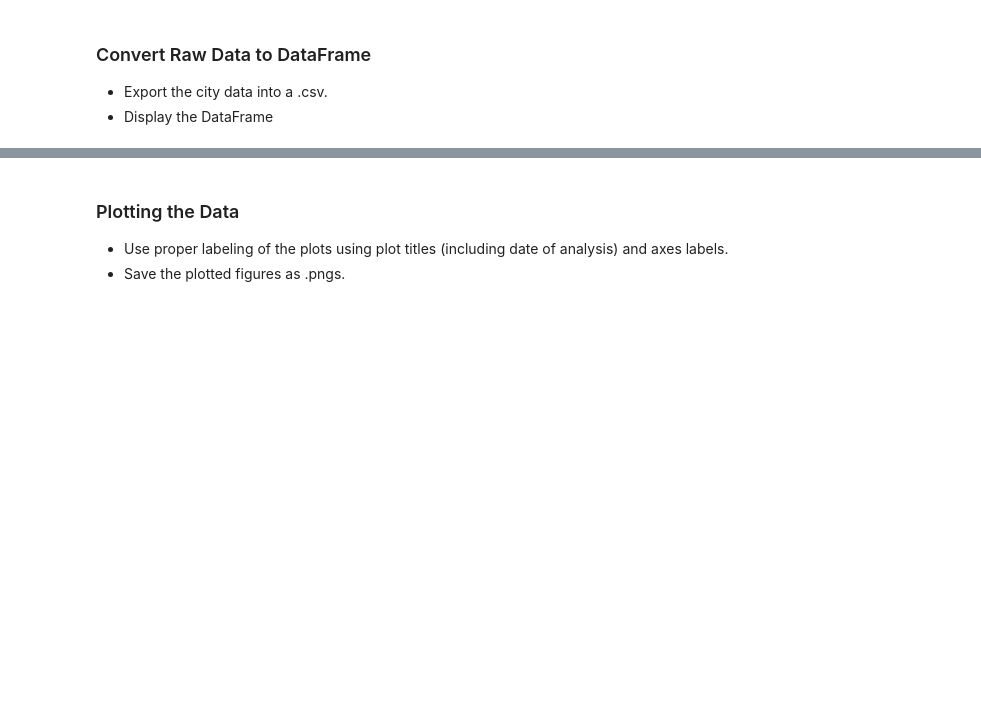
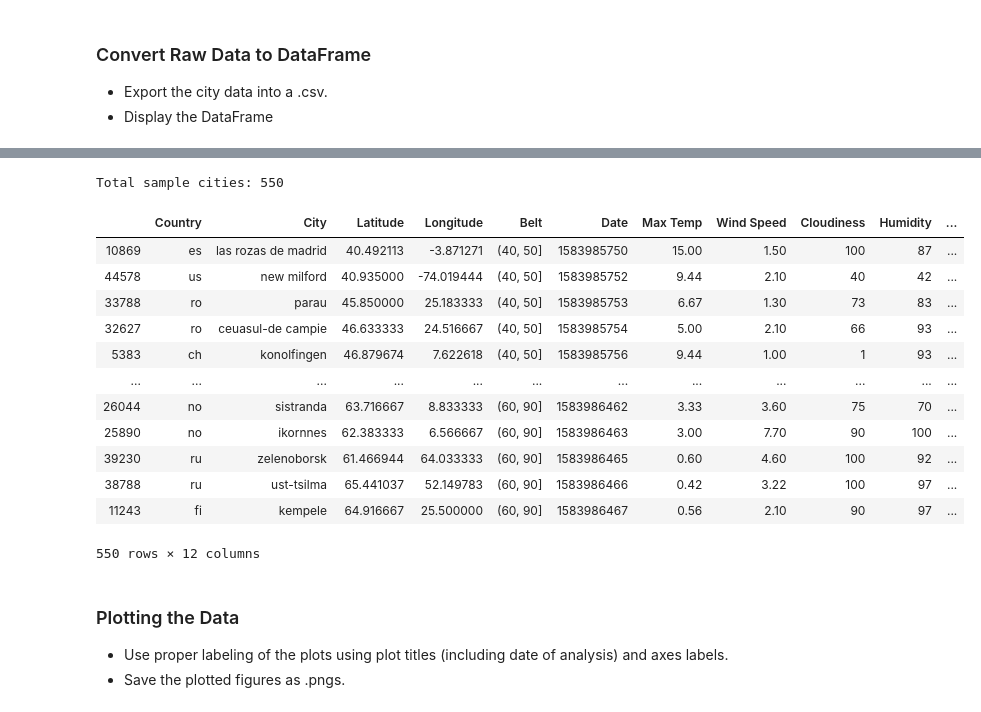
Before and after one commit to bsmirnov12/Python-API-challenge, a Jupyter notebook: WeatherPy/WeatherPy.ipynb, the cells around one changed output, grey strips where cells are left out. Drawn from its saved outputs; the diff is of its cells as text; code cells hidden in the pictures; blank space fills up the shorter version.

```diff
--- a/WeatherPy/WeatherPy.ipynb
+++ b/WeatherPy/WeatherPy.ipynb
@@ -78,0 +30,17 @@ Data Retrieval Complete
+# %%
+# I'm not going to generate random coordinates and search for the nearest city.
+# 71% of Earth's surface is covered by oceans. Theoretically, 71% of uniformely distributed random coordinates would
+# be in the World Ocean, thus the nearest cities to that coordinates would be on the coast line, which definitely affects
+# further analysis.
+# I'm going to use worldcities.csv that came with citipy module and (almost) randomly pick cities from there.
+# For that purpose, the first thing to do is to check cities distribution by parallels
+
+cities_df = pd.read_csv(input_data_file)
+
+# P.S.
+# City name is a bad key: there are cities with the same name even in a single country
+# More then 4000 cities have namesakes, that is significant 10% of the dataset
+# Coordinates are better, especially when OpenWeather API allows query by coordinates, not only by (city,country)
+
+# Total cities   Total unique city names by country                      Total unique city names worldwide
+(len(cities_df), len(cities_df.groupby(by=['Country', 'City']).count()), len(cities_df['City'].unique()))
@@ -78,0 +49,5 @@ Data Retrieval Complete
+# %%
+# How cities are distributed by latitude?
+latitude_bins = [lat for lat in range(-90, 100, 10)]
+cities_df['Belt'] = pd.cut(cities_df['Latitude'], latitude_bins)
+cities_df['Belt'].value_counts(sort=False)
@@ -103,3 +199,21 @@ dtype: int64
+# %%
+print(f"Total sample cities: {len(sample_cities_df)}")
+sample_cities_df
+# %% [output]
+Total sample cities: 550
+|  | Country | City | Latitude | Longitude | Belt | Date | Max Temp | Wind Speed | Cloudiness | Humidity | ... |
+| 10869 | es | las rozas de madrid | 40.492113 | -3.871271 | (40, 50] | 1583985750 | 15.00 | 1.50 | 100 | 87 | ... |
+| 44578 | us | new milford | 40.935000 | -74.019444 | (40, 50] | 1583985752 | 9.44 | 2.10 | 40 | 42 | ... |
+| 33788 | ro | parau | 45.850000 | 25.183333 | (40, 50] | 1583985753 | 6.67 | 1.30 | 73 | 83 | ... |
+| 32627 | ro | ceuasul-de campie | 46.633333 | 24.516667 | (40, 50] | 1583985754 | 5.00 | 2.10 | 66 | 93 | ... |
+| 5383 | ch | konolfingen | 46.879674 | 7.622618 | (40, 50] | 1583985756 | 9.44 | 1.00 | 1 | 93 | ... |
+| ... | ... | ... | ... | ... | ... | ... | ... | ... | ... | ... | ... |
+| 26044 | no | sistranda | 63.716667 | 8.833333 | (60, 90] | 1583986462 | 3.33 | 3.60 | 75 | 70 | ... |
+| 25890 | no | ikornnes | 62.383333 | 6.566667 | (60, 90] | 1583986463 | 3.00 | 7.70 | 90 | 100 | ... |
+| 39230 | ru | zelenoborsk | 61.466944 | 64.033333 | (60, 90] | 1583986465 | 0.60 | 4.60 | 100 | 92 | ... |
+| 38788 | ru | ust-tsilma | 65.441037 | 52.149783 | (60, 90] | 1583986466 | 0.42 | 3.22 | 100 | 97 | ... |
+| 11243 | fi | kempele | 64.916667 | 25.500000 | (60, 90] | 1583986467 | 0.56 | 2.10 | 90 | 97 | ... |
+550 rows × 12 columns
 # %% [markdown]
 ### Plotting the Data
 * Use proper labeling of the plots using plot titles (including date of analysis) and axes labels.
```
Also changed, not shown: parts of 44 cells of this notebook, 14 other files.
